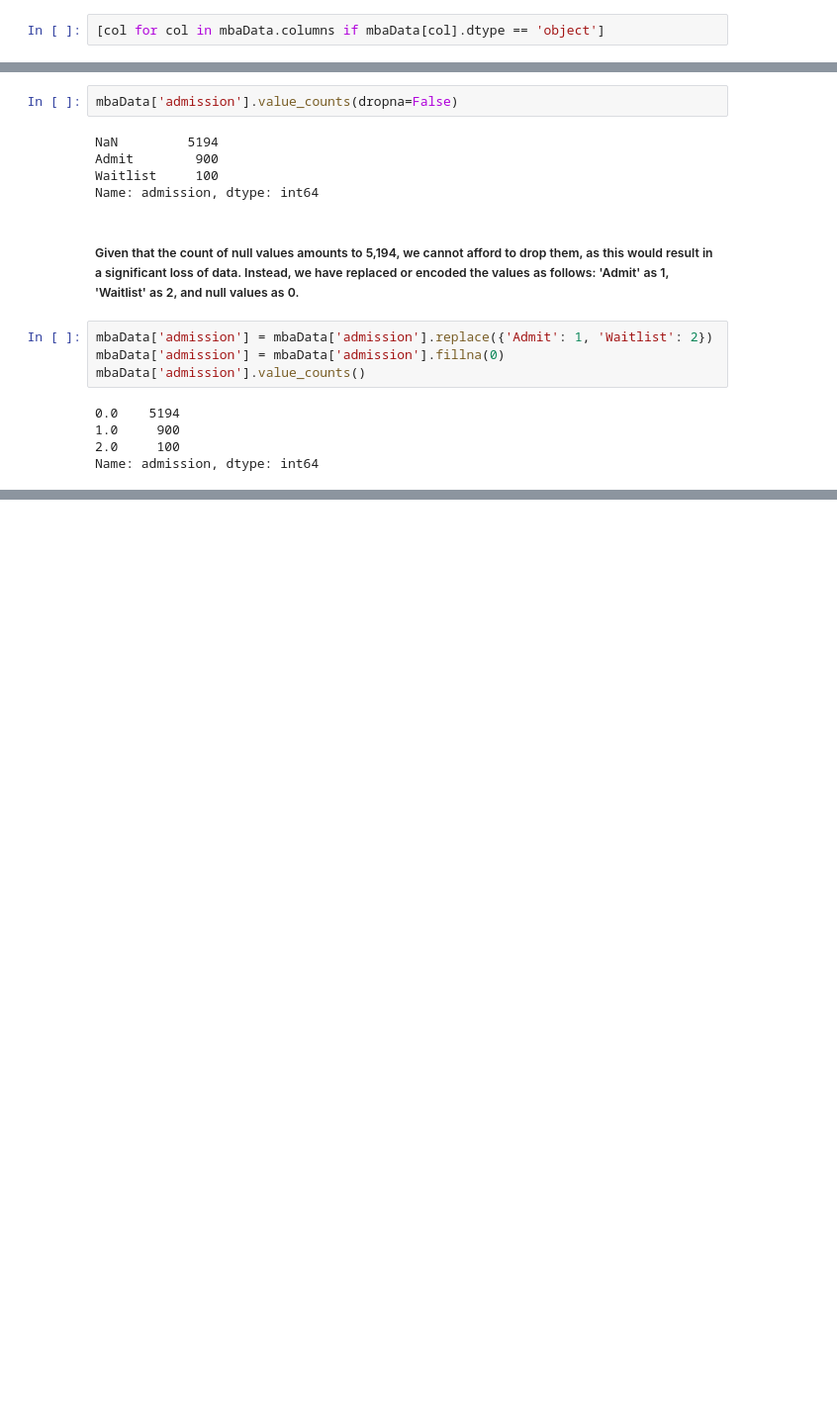
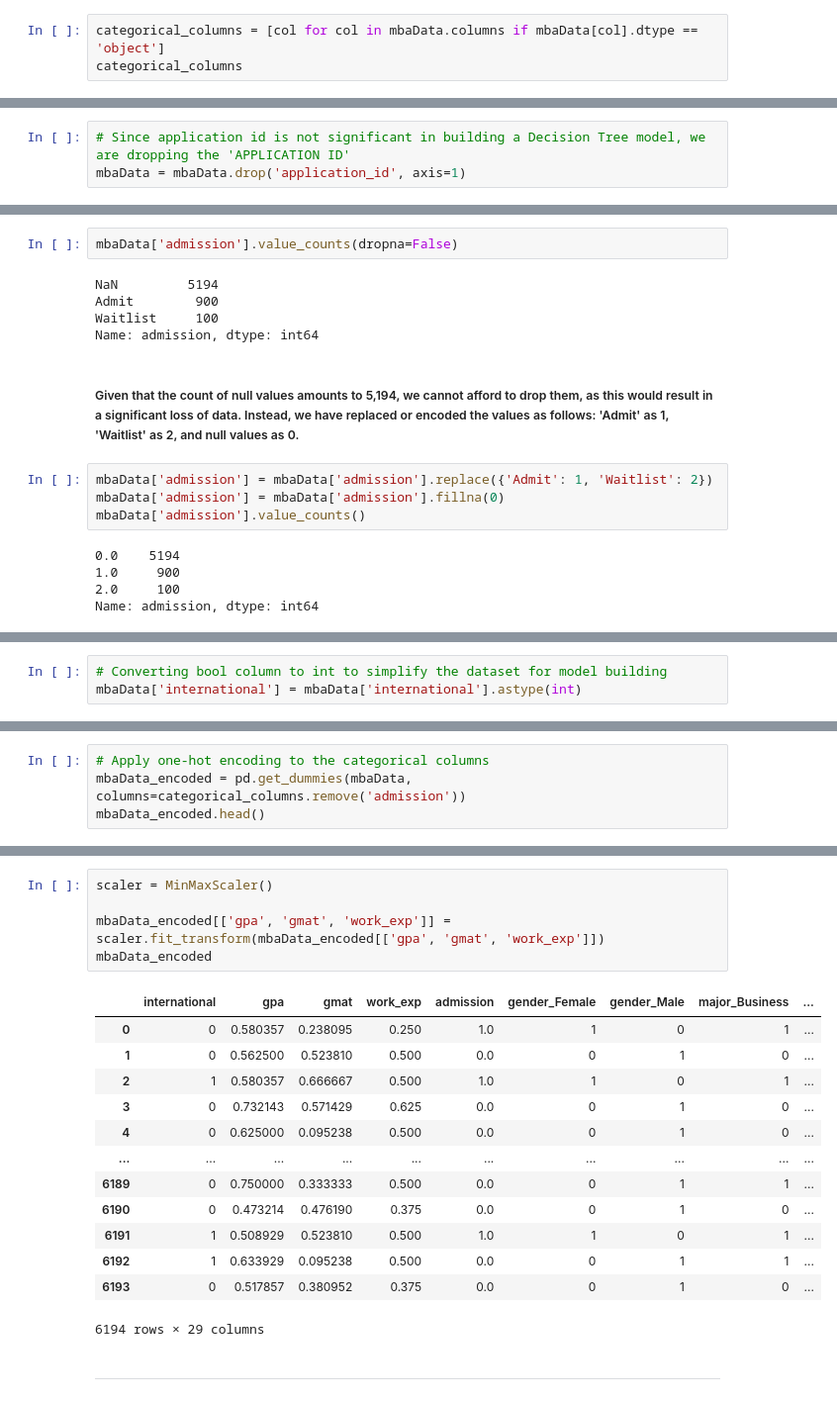
Before and after one commit to sahil82764/MDS-Data-Science, a Jupyter notebook: DSCI-6601-001 Pract Machine Learning 41417/Assignmnet2/Assignmnet2.ipynb, the cells around one changed output, grey strips where cells are left out. Shown at 99% size. Cells and saved outputs as stored; diff of their text form; blank space fills up the shorter version.

Commit message:
Assignment2: MoDel Building Done

```diff
--- a/DSCI-6601-001 Pract Machine Learning 41417/Assignmnet2/Assignmnet2.ipynb
+++ b/DSCI-6601-001 Pract Machine Learning 41417/Assignmnet2/Assignmnet2.ipynb
@@ -88,7 +93,8 @@ dtype: int64
 # %% [markdown]
 - CATEGORICAL COLUMNS
 # %%
-[col for col in mbaData.columns if mbaData[col].dtype == 'object']
+categorical_columns = [col for col in mbaData.columns if mbaData[col].dtype == 'object']
+categorical_columns
 # %% [output]
 ['gender', 'major', 'race', 'work_industry', 'admission']
 # %% [markdown]
@@ -99 +107,4 @@ We will describe how we would preprocess the dataset before building a Decision
+# %%
+# Since application id is not significant in building a Decision Tree model, we are dropping the 'APPLICATION ID'
+mbaData = mbaData.drop('application_id', axis=1)
 # %% [markdown]
@@ -159,0 +188,3 @@ dtype: int64
+# %%
+# Converting bool column to int to simplify the dataset for model building
+mbaData['international'] = mbaData['international'].astype(int)
@@ -159,0 +212,4 @@ dtype: int64
+# %%
+# Apply one-hot encoding to the categorical columns
+mbaData_encoded = pd.get_dummies(mbaData, columns=categorical_columns.remove('admission'))
+mbaData_encoded.head()
@@ -159,0 +228,21 @@ dtype: int64
+# %%
+scaler = MinMaxScaler()
+
+mbaData_encoded[['gpa', 'gmat', 'work_exp']] = scaler.fit_transform(mbaData_encoded[['gpa', 'gmat', 'work_exp']])
+mbaData_encoded
+# %% [output]
+|  | international | gpa | gmat | work_exp | admission | gender_Female | gender_Male | major_Business | ... |
+| 0 | 0 | 0.580357 | 0.238095 | 0.250 | 1.0 | 1 | 0 | 1 | ... |
+| 1 | 0 | 0.562500 | 0.523810 | 0.500 | 0.0 | 0 | 1 | 0 | ... |
+| 2 | 1 | 0.580357 | 0.666667 | 0.500 | 1.0 | 1 | 0 | 1 | ... |
+| 3 | 0 | 0.732143 | 0.571429 | 0.625 | 0.0 | 0 | 1 | 0 | ... |
+| 4 | 0 | 0.625000 | 0.095238 | 0.500 | 0.0 | 0 | 1 | 0 | ... |
+| ... | ... | ... | ... | ... | ... | ... | ... | ... | ... |
+| 6189 | 0 | 0.750000 | 0.333333 | 0.500 | 0.0 | 0 | 1 | 1 | ... |
+| 6190 | 0 | 0.473214 | 0.476190 | 0.375 | 0.0 | 0 | 1 | 0 | ... |
+| 6191 | 1 | 0.508929 | 0.523810 | 0.500 | 1.0 | 1 | 0 | 1 | ... |
+| 6192 | 1 | 0.633929 | 0.095238 | 0.500 | 0.0 | 0 | 1 | 1 | ... |
+| 6193 | 0 | 0.517857 | 0.380952 | 0.375 | 0.0 | 0 | 1 | 0 | ... |
+6194 rows × 29 columns
+# %% [markdown]
+____________________________________________________________________________________________________________________________________________________________________________________________
```
Also changed, not shown: parts of 17 cells of this notebook.
